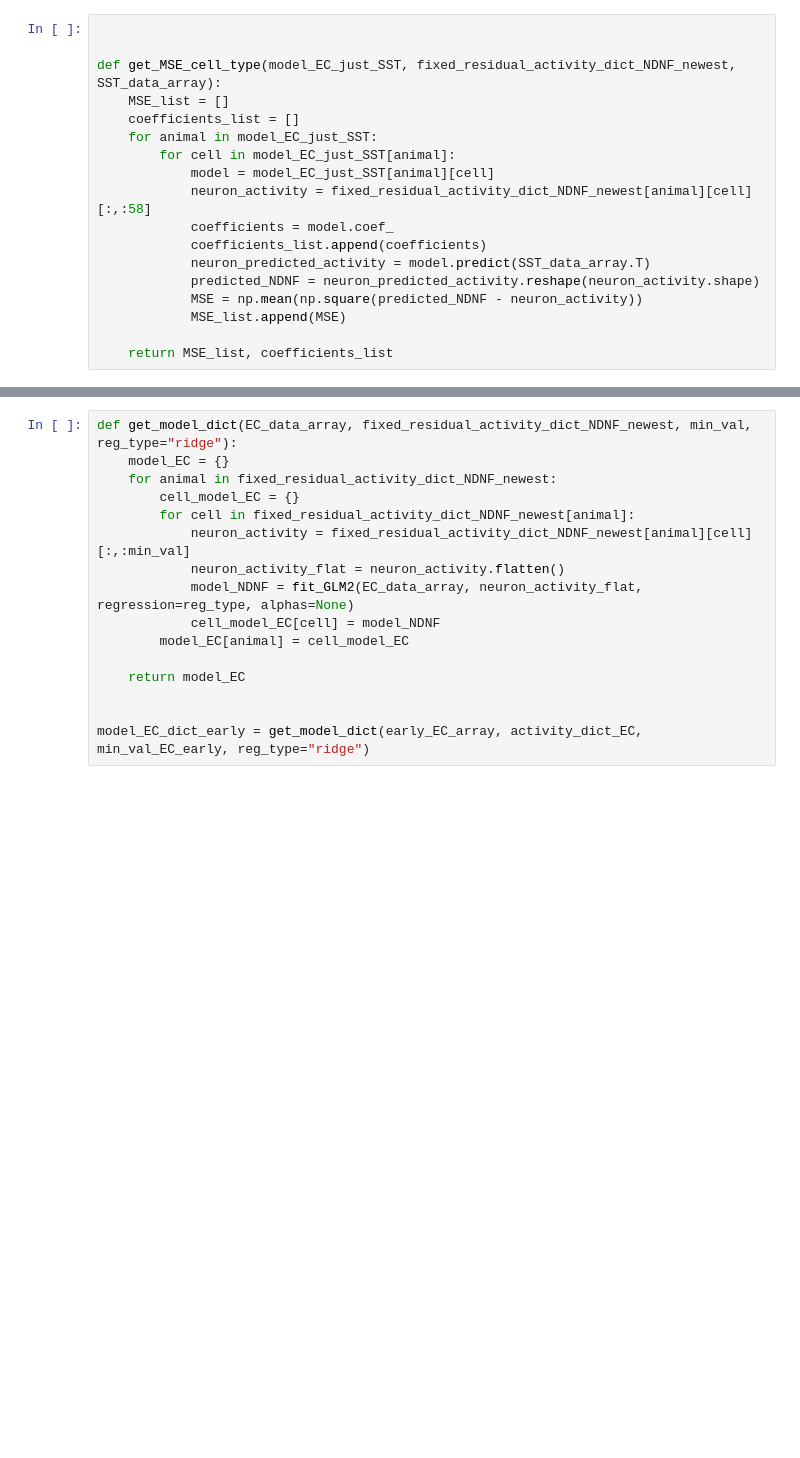
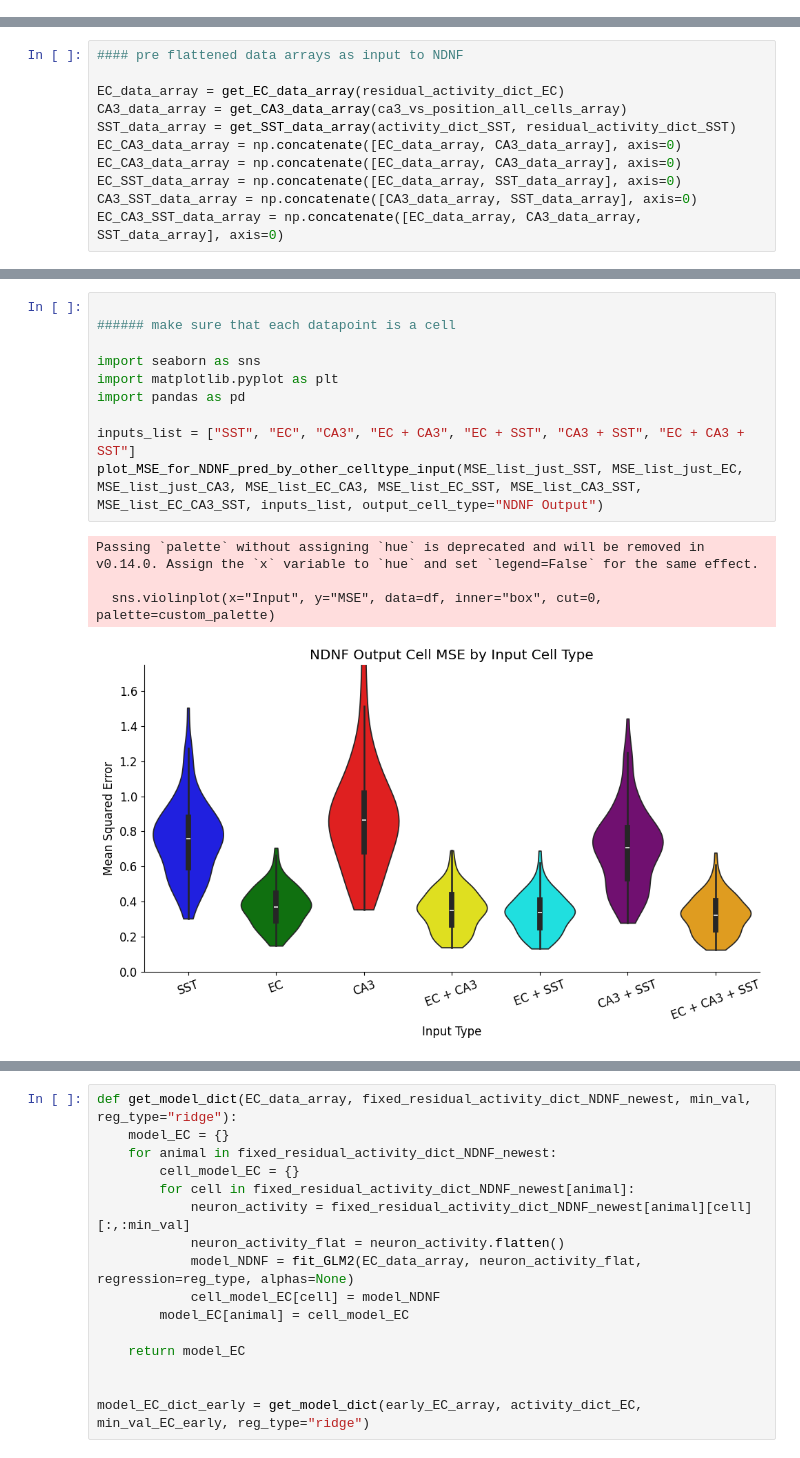
Before and after one commit to Milstein-Lab/CA1-interneuron-GLM, a Jupyter notebook: Clean_notebooks_to_date/finding_weights_over_NDNF.ipynb, the cells around one changed output, grey strips where cells are left out. Saved outputs shown, nothing was run; the diff lists cells and outputs as text; blank space fills up the shorter version.

```diff
--- a/Clean_notebooks_to_date/finding_weights_over_NDNF.ipynb
+++ b/Clean_notebooks_to_date/finding_weights_over_NDNF.ipynb
@@ -235,18 +23,0 @@ model_EC_EC_CA3_SST = get_model_dict(EC_CA3_SST_data_array, fixed_residual_activ
-# %%
-
-
-def get_MSE_cell_type(model_EC_just_SST, fixed_residual_activity_dict_NDNF_newest, SST_data_array):
-    MSE_list = []
-    coefficients_list = []
-    for animal in model_EC_just_SST:
-        for cell in model_EC_just_SST[animal]:
-            model = model_EC_just_SST[animal][cell]
-            neuron_activity = fixed_residual_activity_dict_NDNF_newest[animal][cell][:,:58]
-            coefficients = model.coef_
-            coefficients_list.append(coefficients)
-            neuron_predicted_activity = model.predict(SST_data_array.T)
-            predicted_NDNF = neuron_predicted_activity.reshape(neuron_activity.shape)
-            MSE = np.mean(np.square(predicted_NDNF - neuron_activity))
-            MSE_list.append(MSE)
-
-    return MSE_list, coefficients_list
@@ -630,0 +77,11 @@ MSE_list_EC_predicting_NDNF_early, coefficients_list_EC_early = get_MSE_cell_typ
+# %%
+#### pre flattened data arrays as input to NDNF
+
+EC_data_array = get_EC_data_array(residual_activity_dict_EC)
+CA3_data_array = get_CA3_data_array(ca3_vs_position_all_cells_array)
+SST_data_array = get_SST_data_array(activity_dict_SST, residual_activity_dict_SST)
+EC_CA3_data_array = np.concatenate([EC_data_array, CA3_data_array], axis=0)
+EC_CA3_data_array = np.concatenate([EC_data_array, CA3_data_array], axis=0)
+EC_SST_data_array = np.concatenate([EC_data_array, SST_data_array], axis=0)
+CA3_SST_data_array = np.concatenate([CA3_data_array, SST_data_array], axis=0)
+EC_CA3_SST_data_array = np.concatenate([EC_data_array, CA3_data_array, SST_data_array], axis=0)
@@ -630,0 +111,15 @@ MSE_list_EC_predicting_NDNF_early, coefficients_list_EC_early = get_MSE_cell_typ
+# %%
+
+###### make sure that each datapoint is a cell
+
+import seaborn as sns
+import matplotlib.pyplot as plt
+import pandas as pd
+
+inputs_list = ["SST", "EC", "CA3", "EC + CA3", "EC + SST", "CA3 + SST", "EC + CA3 + SST"]
+plot_MSE_for_NDNF_pred_by_other_celltype_input(MSE_list_just_SST, MSE_list_just_EC, MSE_list_just_CA3, MSE_list_EC_CA3, MSE_list_EC_SST, MSE_list_CA3_SST, MSE_list_EC_CA3_SST, inputs_list, output_cell_type="NDNF Output")
+# %% [output]
+Passing `palette` without assigning `hue` is deprecated and will be removed in v0.14.0. Assign the `x` variable to `hue` and set `legend=False` for the same effect.
+
+  sns.violinplot(x="Input", y="MSE", data=df, inner="box", cut=0, palette=custom_palette)
+[figure, added]
```
Also changed, not shown: parts of 87 cells of this notebook.
